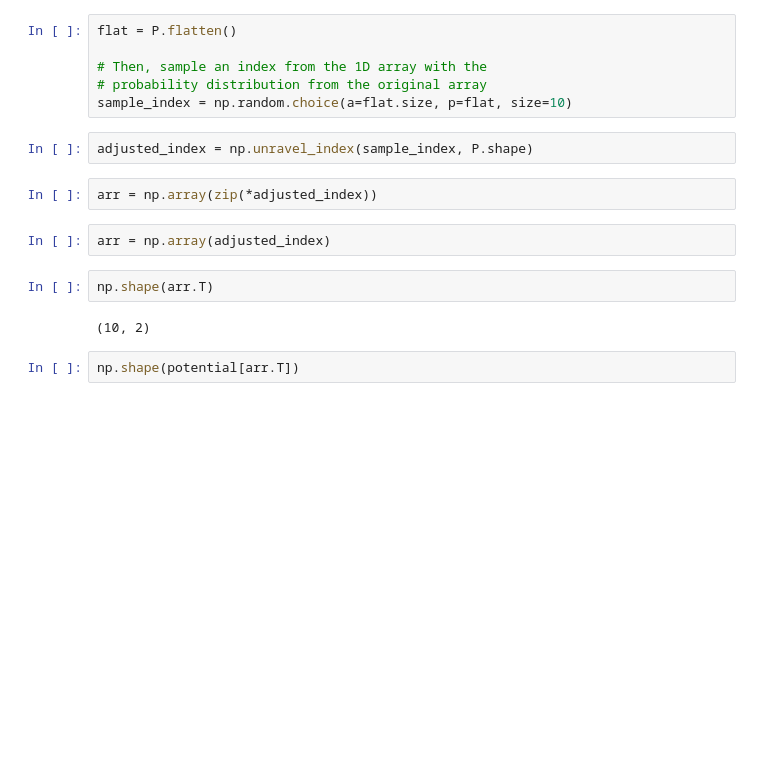
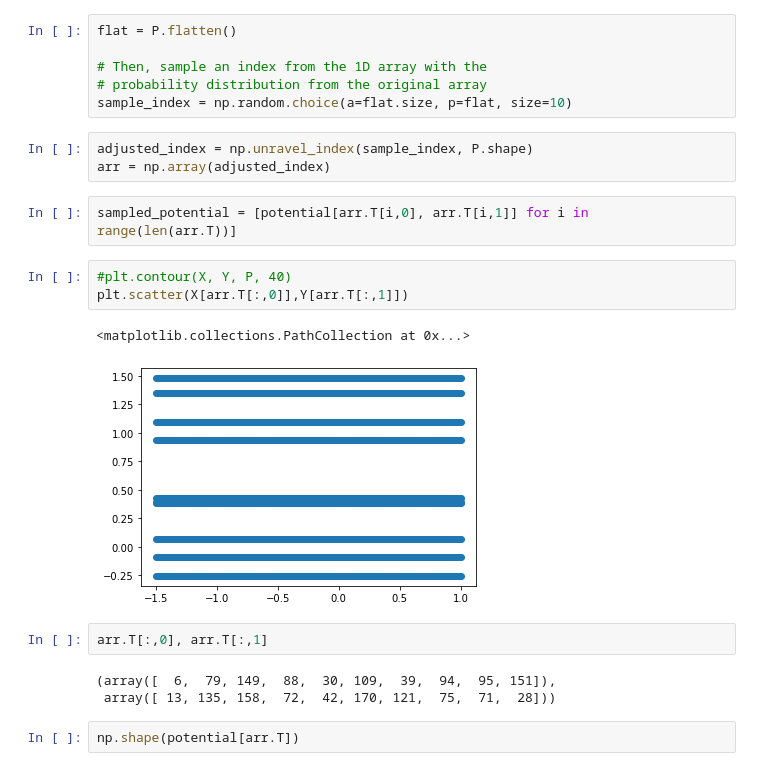
Before and after one commit to MDAnalysis/WorkshopMDMLEdinburgh2022, a Jupyter notebook: ML/ML_DR_02.ipynb, the cells around one changed output. Saved outputs shown, nothing was run; the diff lists cells and outputs as text; blank space fills up the shorter version.

```diff
--- a/ML/ML_DR_02.ipynb
+++ b/ML/ML_DR_02.ipynb
@@ -182,14 +185,20 @@ flat = P.flatten()
 sample_index = np.random.choice(a=flat.size, p=flat, size=10)
 # %%
 adjusted_index = np.unravel_index(sample_index, P.shape)
+arr = np.array(adjusted_index)
-# %%
-arr = np.array(zip(*adjusted_index))
-# %%
-arr = np.array(adjusted_index)
-# %%
-np.shape(arr.T)
-# %% [output]
-(10, 2)
+# %%
+sampled_potential = [potential[arr.T[i,0], arr.T[i,1]] for i in range(len(arr.T))]
+# %%
+#plt.contour(X, Y, P, 40)
+plt.scatter(X[arr.T[:,0]],Y[arr.T[:,1]])
+# %% [output]
+<matplotlib.collections.PathCollection at 0x...>
+[figure, added]
+# %%
+arr.T[:,0], arr.T[:,1]
+# %% [output]
+(array([  6,  79, 149,  88,  30, 109,  39,  94,  95, 151]),
+ array([ 13, 135, 158,  72,  42, 170, 121,  75,  71,  28]))
 # %%
 np.shape(potential[arr.T])
 # %% [output]
```
Also changed, not shown: parts of 7 cells of this notebook.
